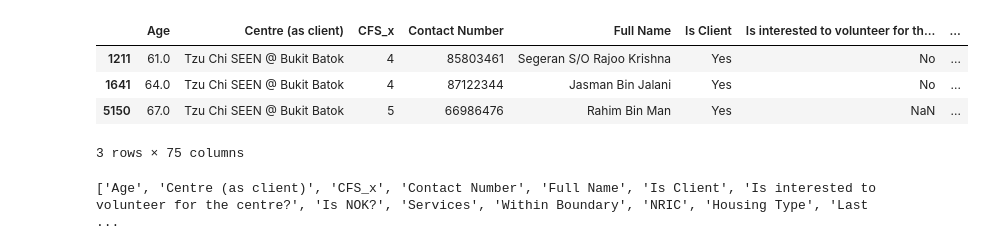
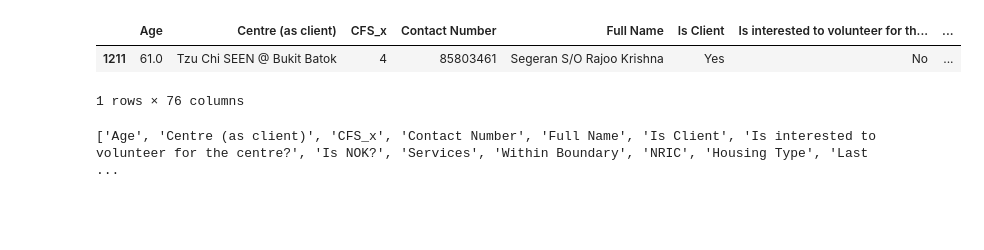
Before and after one commit to Subhitsha123/Algorithim, a Jupyter notebook: Tzu_Chi_data_Analytics.ipynb, the cells around one changed output. Cells and saved outputs as stored; diff of their text form; code cells hidden in the pictures; blank space fills up the shorter version.

```diff
--- a/Tzu_Chi_data_Analytics.ipynb
+++ b/Tzu_Chi_data_Analytics.ipynb
@@ -12,20 +12,6 @@ Saving Members (cth.user).csv to Members (cth.user) (4).csv
 import pandas as pd
 activities_df = pd.read_csv("Member Attendances Report (cth.member.attendance.report) (2).csv")
 members_df = pd.read_csv("Members (cth.user).csv")
-# %%
-
-# nly 'Physical' activities
-physical_activities = activities_df[activities_df['AAP Domain'].str.lower() == 'physical']
-
-# Count number of physical sessions
-physical_count = physical_activities.groupby('Phone').size().reset_index(name='Physical_Activity_Count')
-
-members_df['Contact Number'] = members_df['Contact Number'].astype(str)
-physical_count['Phone'] = physical_count['Phone'].astype(str)
-
-merged_df = pd.merge(members_df, physical_count, left_on='Contact Number', right_on='Phone', how='left')
-
-merged_df['Physical_Activity_Count'] = merged_df['Physical_Activity_Count'].fillna(-1).astype(int)
 # %%
 sgo = pd.read_excel("SGO Data Tzu Chi SEEN@Bukit Batok (Mar 2025)_21.05.2025 (1).xls", engine='xlrd')
 # %%
@@ -56,7 +42,8 @@ final_df = pd.merge(
     last_session[['Phone', 'Activity_Days_Inactive']],
     left_on='Contact Number',
     right_on='Phone',
-    how='left'
+    how='left',
+    indicator=True
 )
 
 final_df['Activity_Days_Inactive'] = final_df['Activity_Days_Inactive'].fillna(999).astype(int)
@@ -218,12 +227,10 @@ dtype: int64
 # %%
-df2 = final_df[final_df['Risk Level'] == 'R2']
+df2 = final_df[final_df['Risk Level'] == 'R1']
 df2
 # %% [output]
 |  | Age | Centre (as client) | CFS_x | Contact Number | Full Name | Is Client | Is interested to volunteer for th... | ... |
 | 1211 | 61.0 | Tzu Chi SEEN @ Bukit Batok | 4 | 85803461 | Segeran S/O Rajoo Krishna | Yes | No | ... |
-| 1641 | 64.0 | Tzu Chi SEEN @ Bukit Batok | 4 | 87122344 | Jasman Bin Jalani | Yes | No | ... |
-| 5150 | 67.0 | Tzu Chi SEEN @ Bukit Batok | 5 | 66986476 | Rahim Bin Man | Yes | NaN | ... |
-3 rows × 75 columns
+1 rows × 76 columns
 # %%
 print(final_df.columns.tolist())
 # %% [output]
```
Also changed, not shown: parts of 17 cells of this notebook.
